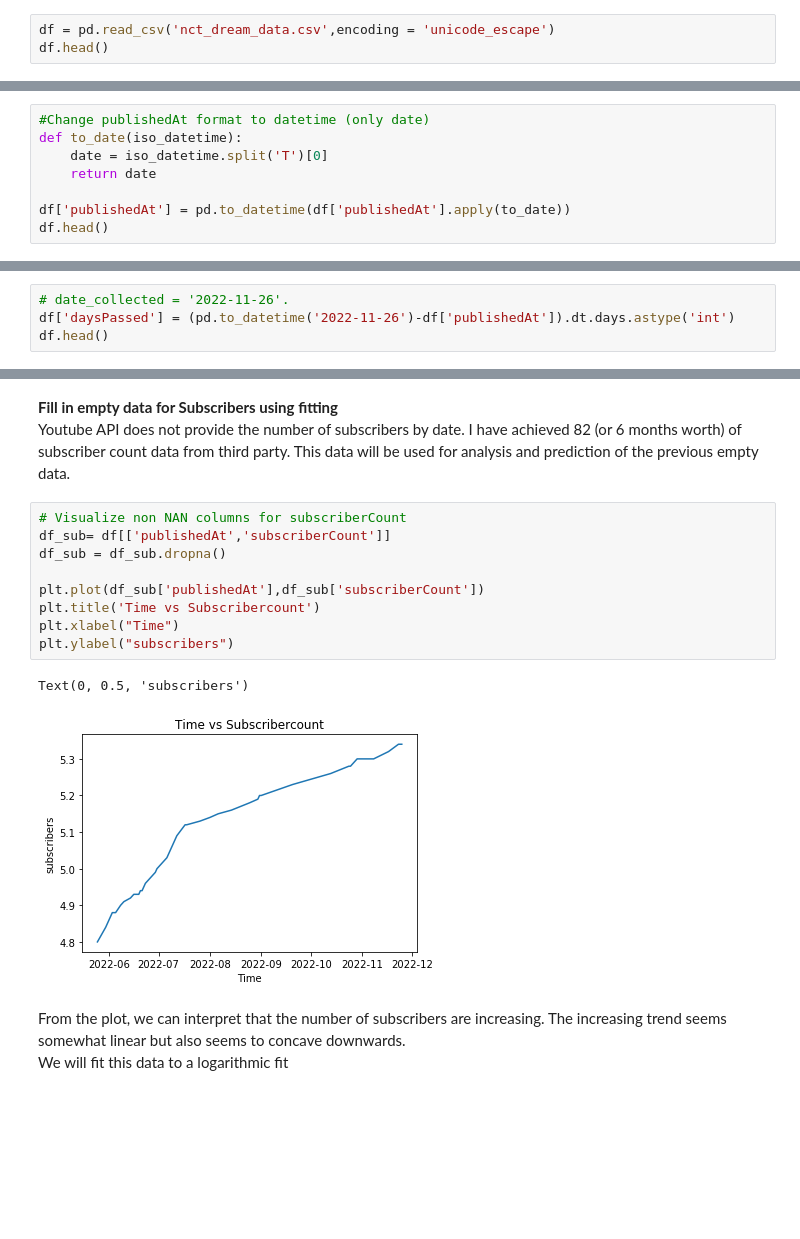
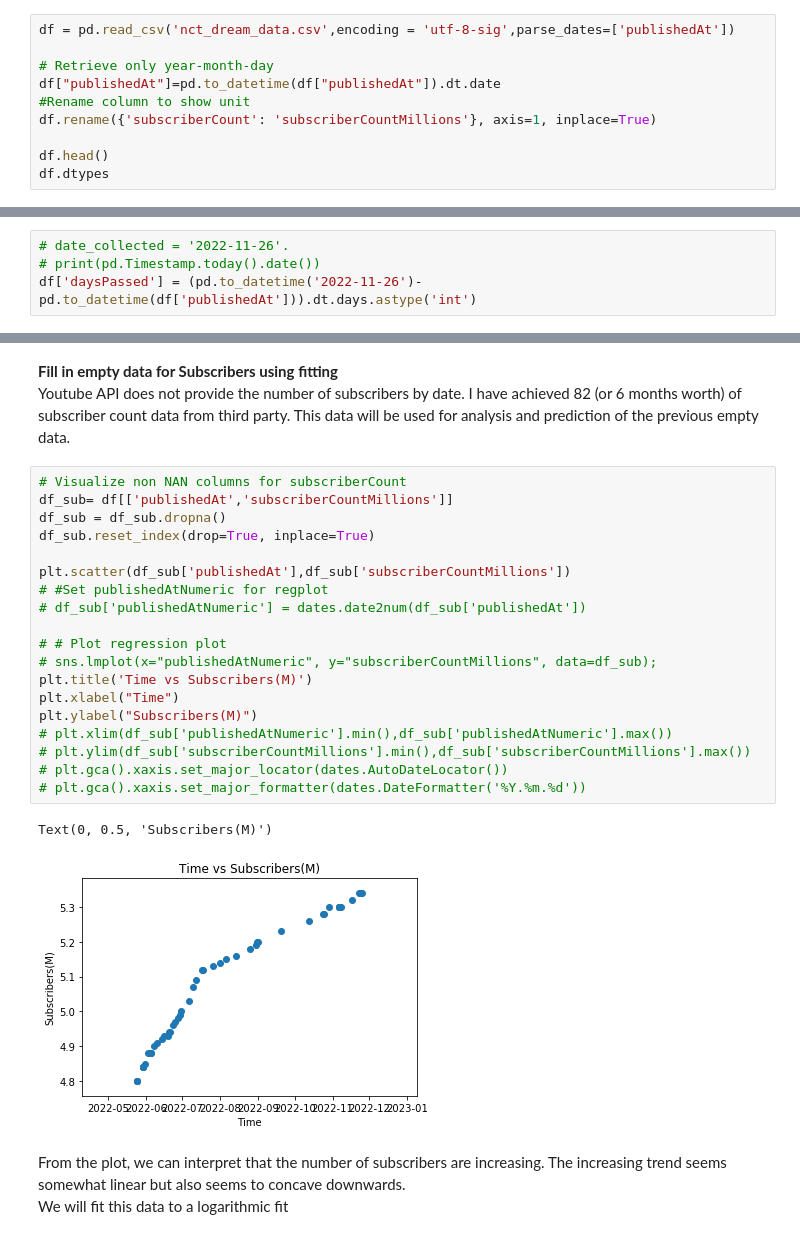
Before and after one commit to clara8043/kpop_youtube_views, a Jupyter notebook: views_analysis_modelling.ipynb, the cells around one changed output, grey strips where cells are left out. Drawn from its saved outputs; the diff is of its cells as text; blank space fills up the shorter version.

```diff
--- a/views_analysis_modelling.ipynb
+++ b/views_analysis_modelling.ipynb
@@ -14,6 +16,13 @@ warnings.filterwarnings("ignore")
 # %% [markdown]
 **Import Data**
 # %%
-df = pd.read_csv('nct_dream_data.csv',encoding = 'unicode_escape')
+df = pd.read_csv('nct_dream_data.csv',encoding = 'utf-8-sig',parse_dates=['publishedAt'])
+
+# Retrieve only year-month-day
+df["publishedAt"]=pd.to_datetime(df["publishedAt"]).dt.date
+#Rename column to show unit
+df.rename({'subscriberCount': 'subscriberCountMillions'}, axis=1, inplace=True)
+
 df.head()
+df.dtypes
 # %% [output]
@@ -38,8 +49,0 @@ df has 348 rows after removing shorts
-# %%
-#Change publishedAt format to datetime (only date)
-def to_date(iso_datetime):
-    date = iso_datetime.split('T')[0]
-    return date
-
-df['publishedAt'] = pd.to_datetime(df['publishedAt'].apply(to_date))
-df.head()
@@ -54,5 +51,5 @@ df.head()
 **Add the duration of days past since the data is collected**
 # %%
 # date_collected = '2022-11-26'.
-df['daysPassed'] = (pd.to_datetime('2022-11-26')-df['publishedAt']).dt.days.astype('int')
-df.head()
+# print(pd.Timestamp.today().date())
+df['daysPassed'] = (pd.to_datetime('2022-11-26')-pd.to_datetime(df['publishedAt'])).dt.days.astype('int')
@@ -68,16 +58,26 @@ df.head()
 Youtube API does not provide the number of subscribers by date. I have achieved 82 (or 6 months worth) of subscriber count data from third party. This data will be used for analysis and prediction of the previous empty data.
 # %%
 # Visualize non NAN columns for subscriberCount
-df_sub= df[['publishedAt','subscriberCount']]
+df_sub= df[['publishedAt','subscriberCountMillions']]
 df_sub = df_sub.dropna()
+df_sub.reset_index(drop=True, inplace=True)
 
-plt.plot(df_sub['publishedAt'],df_sub['subscriberCount'])
-plt.title('Time vs Subscribercount')
+plt.scatter(df_sub['publishedAt'],df_sub['subscriberCountMillions'])
+# #Set publishedAtNumeric for regplot
+# df_sub['publishedAtNumeric'] = dates.date2num(df_sub['publishedAt'])
+
+# # Plot regression plot
+# sns.lmplot(x="publishedAtNumeric", y="subscriberCountMillions", data=df_sub);
+plt.title('Time vs Subscribers(M)')
 plt.xlabel("Time")
-plt.ylabel("subscribers")
+plt.ylabel("Subscribers(M)")
+# plt.xlim(df_sub['publishedAtNumeric'].min(),df_sub['publishedAtNumeric'].max())
+# plt.ylim(df_sub['subscriberCountMillions'].min(),df_sub['subscriberCountMillions'].max())
+# plt.gca().xaxis.set_major_locator(dates.AutoDateLocator())
+# plt.gca().xaxis.set_major_formatter(dates.DateFormatter('%Y.%m.%d'))
 # %% [output]
-Text(0, 0.5, 'subscribers')
+Text(0, 0.5, 'Subscribers(M)')
-[figure, old version]
+[figure, new version]
 # %% [markdown]
 From the plot, we can interpret that the number of subscribers are increasing. The increasing trend seems somewhat linear but also seems to concave downwards. <br>
 We will fit this data to a logarithmic fit
```
Also changed, not shown: parts of 25 cells of this notebook, 2 other files.
